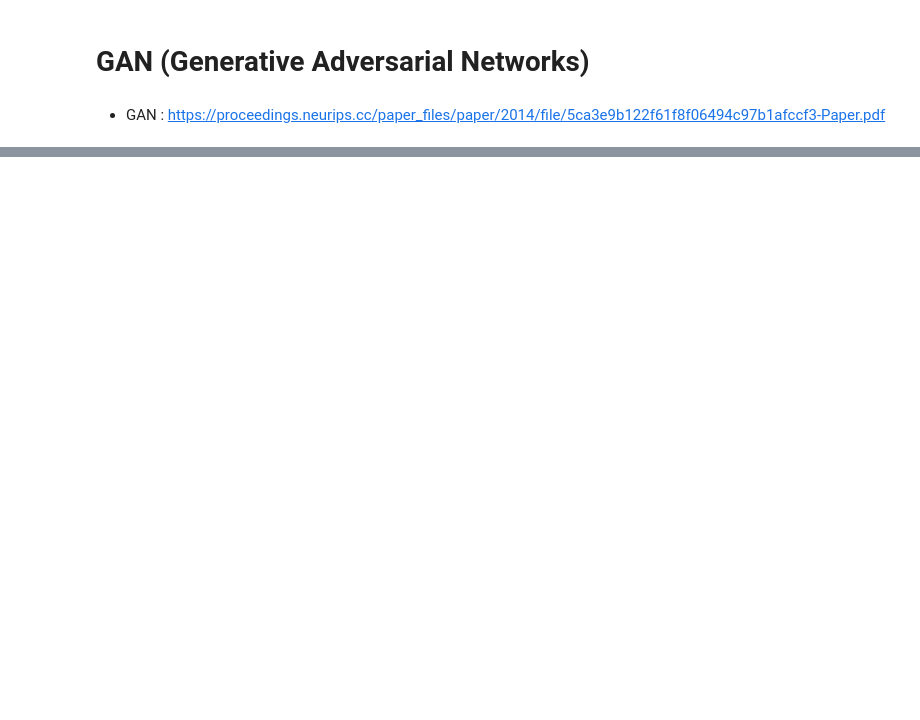
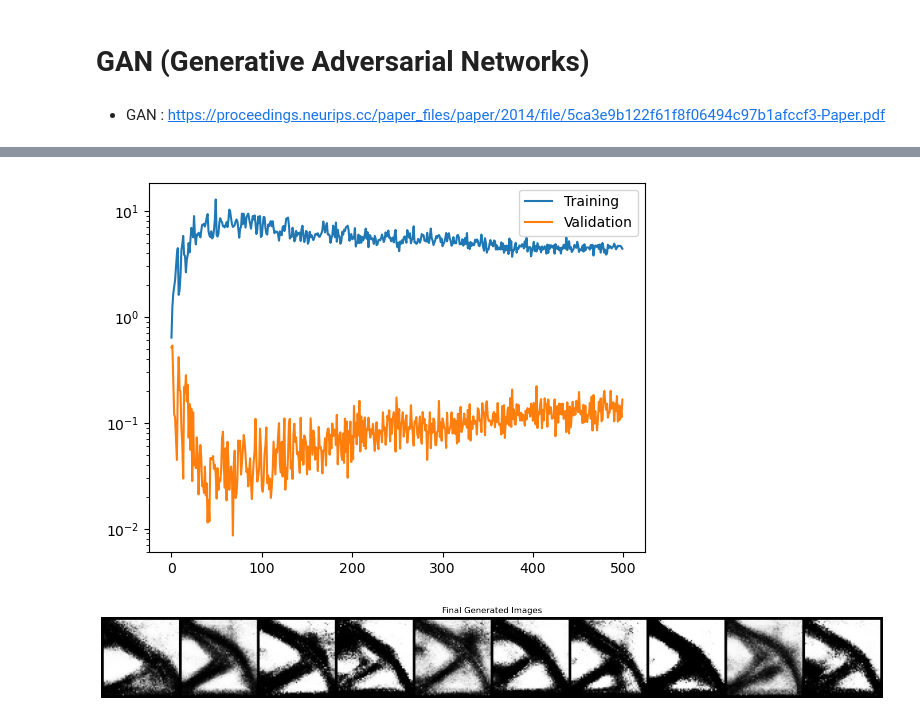
Before and after one commit to Lee-juchan/DL2, a Jupyter notebook: GAN.ipynb, the cells around one changed output, grey strips where cells are left out. Drawn from its saved outputs; the diff is of its cells as text; code cells hidden in the pictures; blank space fills up the shorter version.

```diff
--- a/GAN.ipynb
+++ b/GAN.ipynb
@@ -125,0 +30,8 @@ plt.show()
+# %%
+''' load data '''
+X, Y = load_data(data_path, '2000')
+X = (X - 127.5) / 127.5
+X_tr, X_ts, Y_tr, Y_ts = split_data(X,Y, test_size=0.2, device=device)
+
+print(X_tr.shape, X_ts.shape)
+print (Y_tr.shape,Y_ts.shape)
@@ -224,0 +104,20 @@ d_loss_history = []  # discriminator loss history
+# %%
+''' hyper params '''
+
+# model
+generator = Generator().to(device)
+discriminator = Discriminator().to(device)
+
+# hyper param
+num_epoch = 500
+batch_size = 64
+learning_rate = 2e-4
+
+# loss, optim
+criterion = nn.BCELoss()
+g_optimizer = torch.optim.Adam(generator.parameters(), lr=learning_rate)
+d_optimizer = torch.optim.Adam(discriminator.parameters(), lr=learning_rate)
+
+# data loader
+train_loader = DataLoader(TensorDataset(X_tr), batch_size=batch_size, shuffle=True)
+# test_loader = DataLoader(TensorDataset(X_ts, X_ts), batch_size=len(X_ts))
@@ -332,15 +212,20 @@ plt.show()
+# %%
+plot_hist(g_loss_hist, d_loss_hist)
+# %% [output]
+[figure, added]
 # %%
-# final Image Generation and Visualization after training
+''' evaluation '''
 with torch.no_grad():
     final_noise = torch.randn(10, noise_size).to(device)
     final_fake_images = generator(final_noise).cpu()
-    final_fake_images = final_fake_images.view(-1, 1, 56, 56)
-    save_image(final_fake_images, f"./model/GAN_samples/GAN_final.png", nrow=10, normalize=True)
+    final_fake_images = final_fake_images.reshape(-1, 1, 56, 56)
+    save_image(final_fake_images, f"{model_path}/GAN_final.png", nrow=10, normalize=True)
 
 # display the final generated images
 plt.figure(figsize=(20, 4))
-img = plt.imread("./model/GAN_samples/GAN_final.png")
+img = plt.imread(f"{model_path}/GAN_final.png")
 plt.imshow(img)
-plt.title("Final Generated Images")
 plt.axis('off')
 plt.show()
+# %% [output]
+[figure, added]
```
Also changed, not shown: parts of 25 cells of this notebook, 6 other files.
